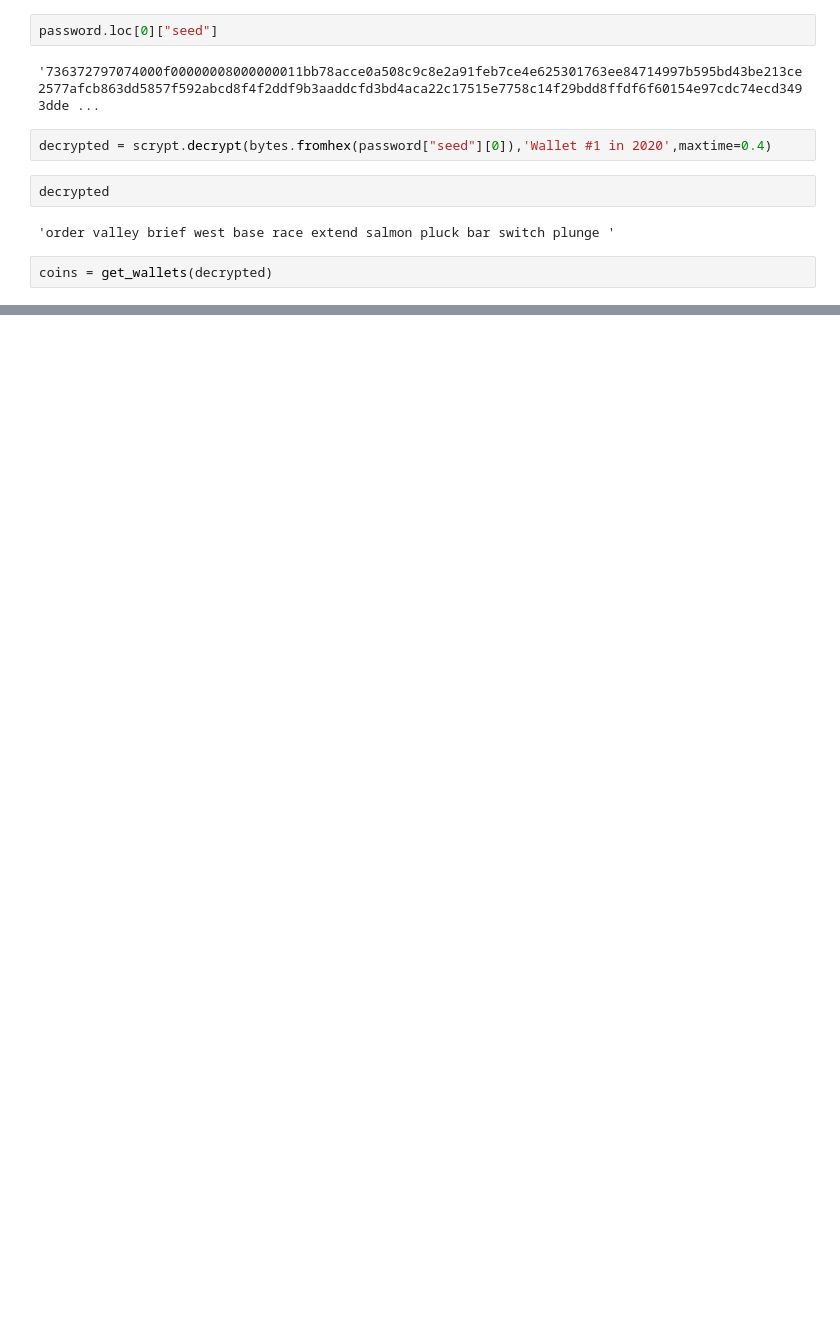
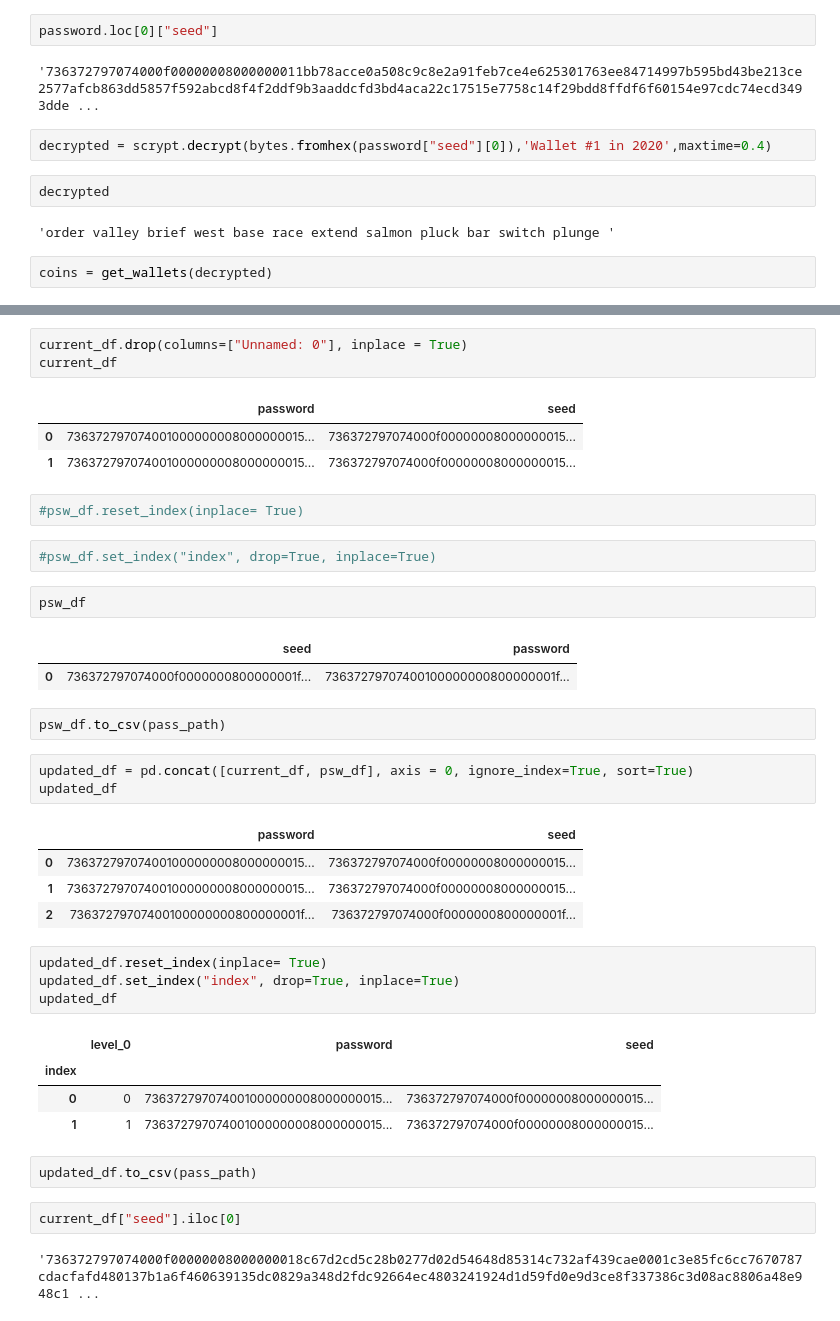
Before and after one commit to joshmiller32/Multi_Chain_Crypto_Wallet, a Jupyter notebook: wallet_tx_test.ipynb, the cells around one changed output, grey strips where cells are left out. Saved outputs shown, nothing was run; the diff lists cells and outputs as text; blank space fills up the shorter version.

```diff
--- a/wallet_tx_test.ipynb
+++ b/wallet_tx_test.ipynb
@@ -492,0 +537,41 @@ coins
+# %%
+current_df.drop(columns=["Unnamed: 0"], inplace = True)
+current_df
+# %% [output]
+|  | password | seed |
+| 0 | 736372797074001000000008000000015... | 736372797074000f00000008000000015... |
+| 1 | 736372797074001000000008000000015... | 736372797074000f00000008000000015... |
+# %%
+#psw_df.reset_index(inplace= True)
+# %%
+#psw_df.set_index("index", drop=True, inplace=True)
+# %%
+psw_df
+# %% [output]
+|  | seed | password |
+| 0 | 736372797074000f0000000800000001f... | 73637279707400100000000800000001f... |
+# %%
+psw_df.to_csv(pass_path)
+# %%
+updated_df = pd.concat([current_df, psw_df], axis = 0, ignore_index=True, sort=True)
+updated_df
+# %% [output]
+|  | password | seed |
+| 0 | 736372797074001000000008000000015... | 736372797074000f00000008000000015... |
+| 1 | 736372797074001000000008000000015... | 736372797074000f00000008000000015... |
+| 2 | 73637279707400100000000800000001f... | 736372797074000f0000000800000001f... |
+# %%
+updated_df.reset_index(inplace= True)
+updated_df.set_index("index", drop=True, inplace=True)
+updated_df
+# %% [output]
+|  | level_0 | password | seed |
+| index |  |  |  |
+| 0 | 0 | 736372797074001000000008000000015... | 736372797074000f00000008000000015... |
+| 1 | 1 | 736372797074001000000008000000015... | 736372797074000f00000008000000015... |
+# %%
+updated_df.to_csv(pass_path)
+# %%
+current_df["seed"].iloc[0]
+# %% [output]
+'736372797074000f00000008000000018c67d2cd5c28b0277d02d54648d85314c732af439cae0001c3e85fc6cc7670787cdacfafd480137b1a6f460639135dc0829a348d2fdc92664ec4803241924d1d59fd0e9d3ce8f337386c3d08ac8806a48e948c1 ...
```
Also changed, not shown: parts of 6 cells of this notebook, 8 other files.
